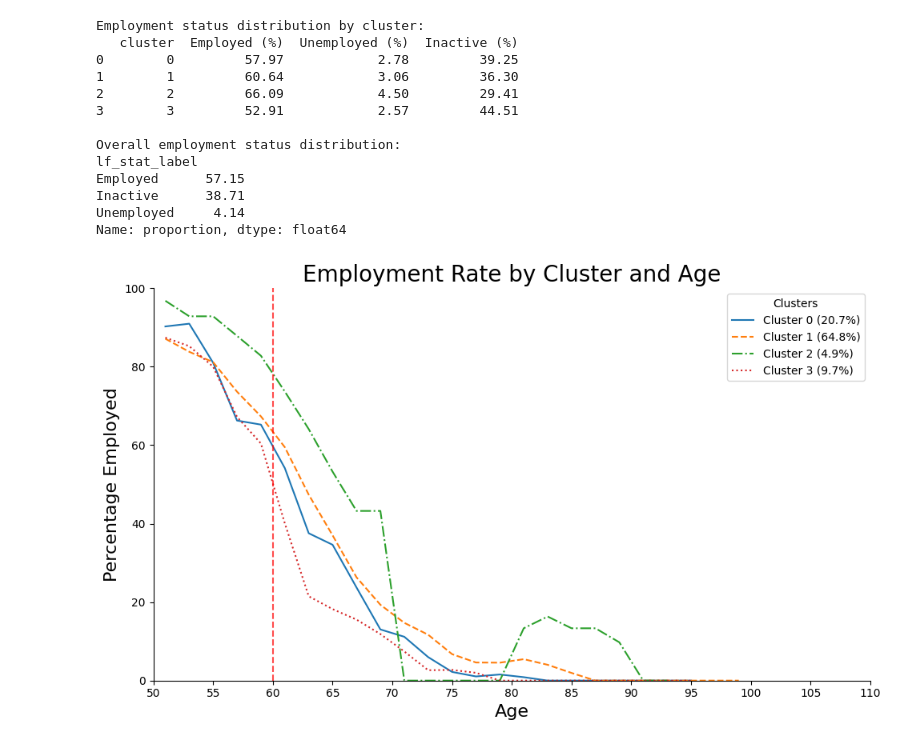
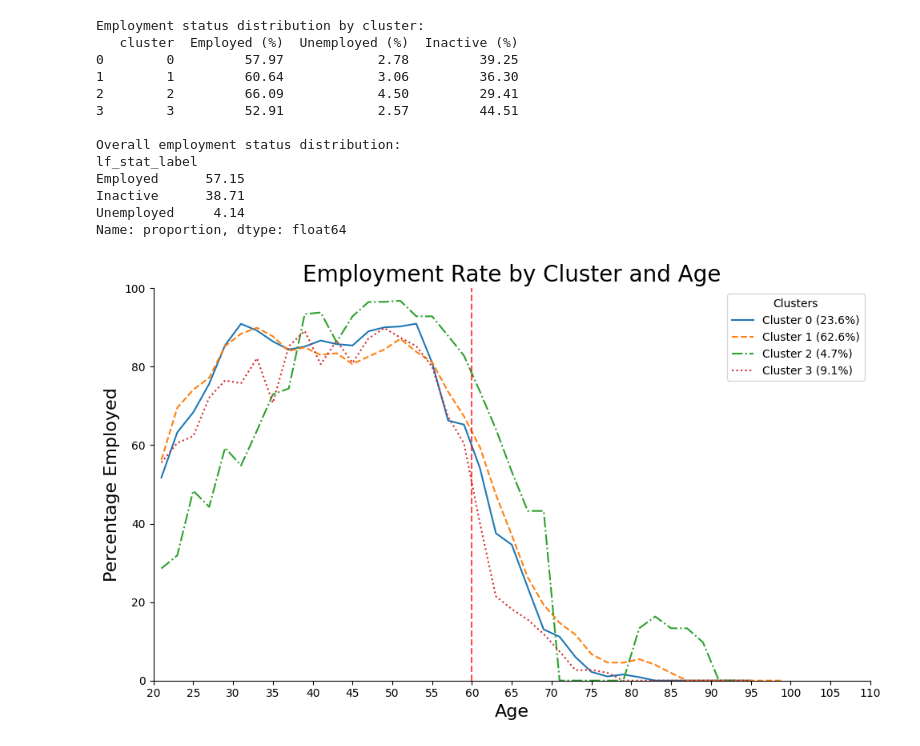
Before and after one commit to GJQu/EssexDissertation, a Jupyter notebook: k_means.ipynb, the cells around one changed output. Drawn from its saved outputs; the diff is of its cells as text; code cells hidden in the pictures.

Commit message:
update plot age range

```diff
--- a/k_means.ipynb
+++ b/k_means.ipynb
@@ -516,10 +516,10 @@ Name: proportion, dtype: float64
 merged_df = pd.merge(ee_df[['pidp', 'lf_stat']], df_frailty[['pidp', 'cluster', 'age_dv']], on='pidp', how='inner')
 
 # Filter the data
-merged_df = merged_df[(merged_df['age_dv'] >= 50) & (merged_df['age_dv'] <= 110) & (~np.isnan(merged_df['cluster']))]
+merged_df = merged_df[(merged_df['age_dv'] >= 20) & (merged_df['age_dv'] <= 110) & (~np.isnan(merged_df['cluster']))]
 
 # Create age bins
-merged_df['age_bins'] = pd.cut(merged_df['age_dv'], bins=range(50, 111, 2), right=False)
+merged_df['age_bins'] = pd.cut(merged_df['age_dv'], bins=range(20, 111, 2), right=False)
 
 # Calculate the percentage of employed individuals for each bin and cluster
 binned_data = merged_df.groupby(['age_bins', 'cluster']).apply(lambda x: (x['lf_stat'] == 1).mean() * 100).unstack()
@@ -532,33 +532,33 @@ cluster_percentages = merged_df['cluster'].value_counts(normalize=True) * 100
 
 # Create the plot
 fig, ax = plt.subplots(figsize=(10, 6))
 
 linestyles = ['-', '--', '-.', ':']
 colors = ['#1f77b4', '#ff7f0e', '#2ca02c', '#d62728']
 
 for cluster in range(4):
     cluster_data = binned_data[cluster].dropna()
     ax.plot(cluster_data.index.map(lambda x: x.mid), cluster_data.values,
             label=f'Cluster {cluster} ({cluster_percentages[cluster]:.1f}%)',
             linestyle=linestyles[cluster % len(linestyles)],
             color=colors[cluster % len(colors)])
 
 ax.set_xlabel('Age', fontsize=16)
 ax.set_ylabel('Percentage Employed', fontsize=16)
 ax.spines['top'].set_visible(False)
 ax.spines['right'].set_visible(False)
 
 # Add a vertical line at age 60
 ax.axvline(x=60, color='red', linestyle='--', alpha=0.7)
 
 ax.set_title('Employment Rate by Cluster and Age', fontsize=20)
 ax.legend(title='Clusters', loc='best')
 
-ax.set_xlim(50, 110)
+ax.set_xlim(20, 110)
 ax.set_ylim(0, 100)
-ax.set_xticks(range(50, 111, 5))
+ax.set_xticks(range(20, 111, 5))
 
 plt.tight_layout()
 plt.show()
 # %% [output]
-[figure, old version]
+[figure, new version]
```
